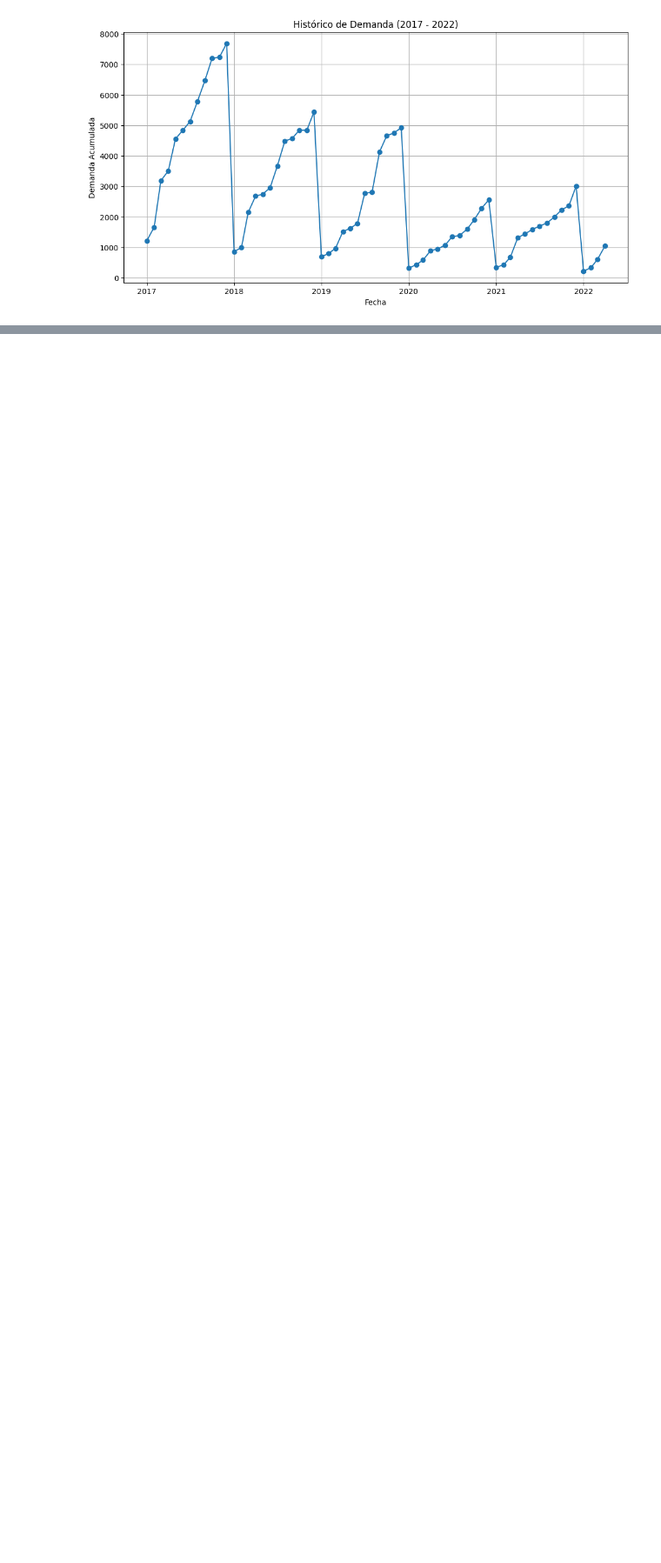
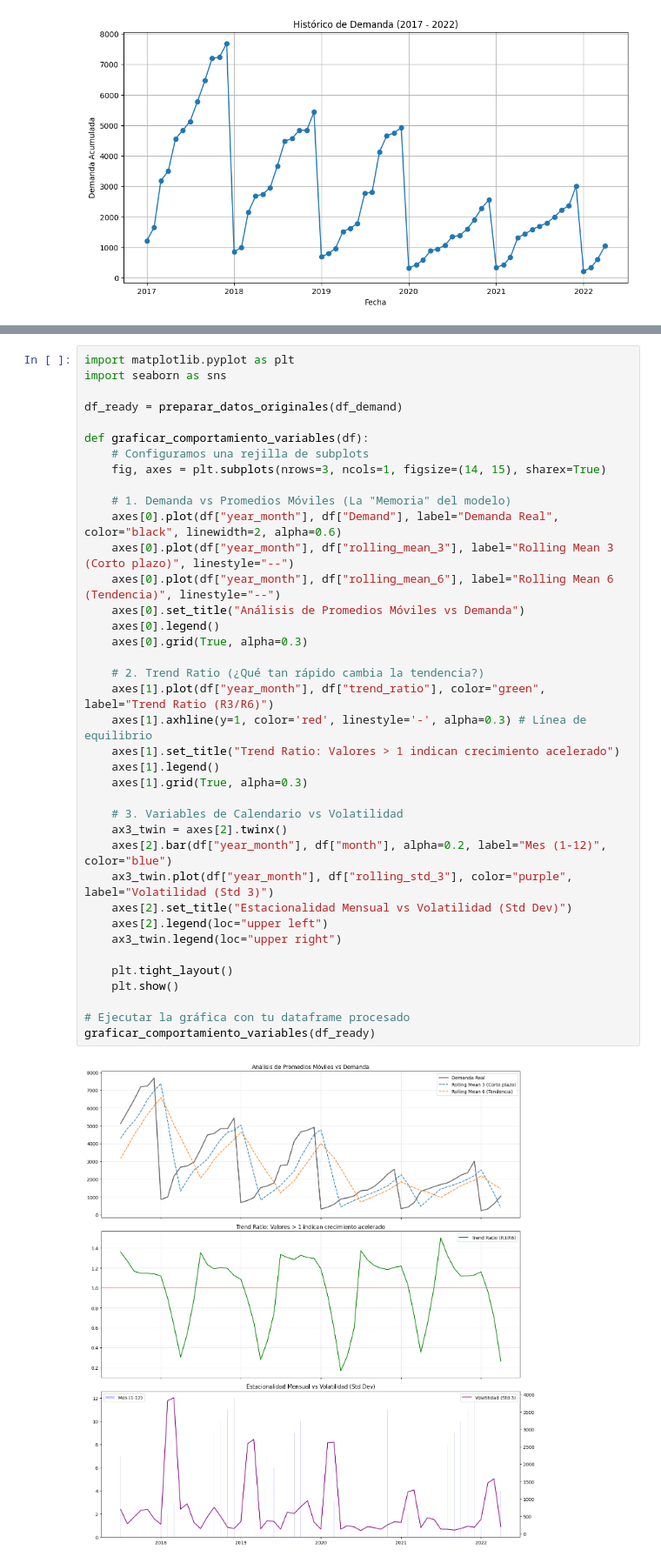
Before and after one commit to zBrianV7/Prueba_tecnica_summa_ml, a Jupyter notebook: notebooks/modelo_series_tiempo.ipynb, the cells around one changed output, grey strips where cells are left out. Shown at 87% size. Cells and saved outputs as stored; diff of their text form; blank space fills up the shorter version.

```diff
--- a/notebooks/modelo_series_tiempo.ipynb
+++ b/notebooks/modelo_series_tiempo.ipynb
@@ -227,0 +112,40 @@ plt.show()
+# %%
+import matplotlib.pyplot as plt
+import seaborn as sns
+
+df_ready = preparar_datos_originales(df_demand)
+
+def graficar_comportamiento_variables(df):
+    # Configuramos una rejilla de subplots
+    fig, axes = plt.subplots(nrows=3, ncols=1, figsize=(14, 15), sharex=True)
+
+    # 1. Demanda vs Promedios Móviles (La "Memoria" del modelo)
+    axes[0].plot(df["year_month"], df["Demand"], label="Demanda Real", color="black", linewidth=2, alpha=0.6)
+    axes[0].plot(df["year_month"], df["rolling_mean_3"], label="Rolling Mean 3 (Corto plazo)", linestyle="--")
+    axes[0].plot(df["year_month"], df["rolling_mean_6"], label="Rolling Mean 6 (Tendencia)", linestyle="--")
+    axes[0].set_title("Análisis de Promedios Móviles vs Demanda")
+    axes[0].legend()
+    axes[0].grid(True, alpha=0.3)
+
+    # 2. Trend Ratio (¿Qué tan rápido cambia la tendencia?)
+    axes[1].plot(df["year_month"], df["trend_ratio"], color="green", label="Trend Ratio (R3/R6)")
+    axes[1].axhline(y=1, color='red', linestyle='-', alpha=0.3) # Línea de equilibrio
+    axes[1].set_title("Trend Ratio: Valores > 1 indican crecimiento acelerado")
+    axes[1].legend()
+    axes[1].grid(True, alpha=0.3)
+
+    # 3. Variables de Calendario vs Volatilidad
+    ax3_twin = axes[2].twinx()
+    axes[2].bar(df["year_month"], df["month"], alpha=0.2, label="Mes (1-12)", color="blue")
+    ax3_twin.plot(df["year_month"], df["rolling_std_3"], color="purple", label="Volatilidad (Std 3)")
+    axes[2].set_title("Estacionalidad Mensual vs Volatilidad (Std Dev)")
+    axes[2].legend(loc="upper left")
+    ax3_twin.legend(loc="upper right")
+
+    plt.tight_layout()
+    plt.show()
+
+# Ejecutar la gráfica con tu dataframe procesado
+graficar_comportamiento_variables(df_ready)
+# %% [output]
+[figure, added]
```
Also changed, not shown: parts of 10 cells of this notebook, 3 other files.
